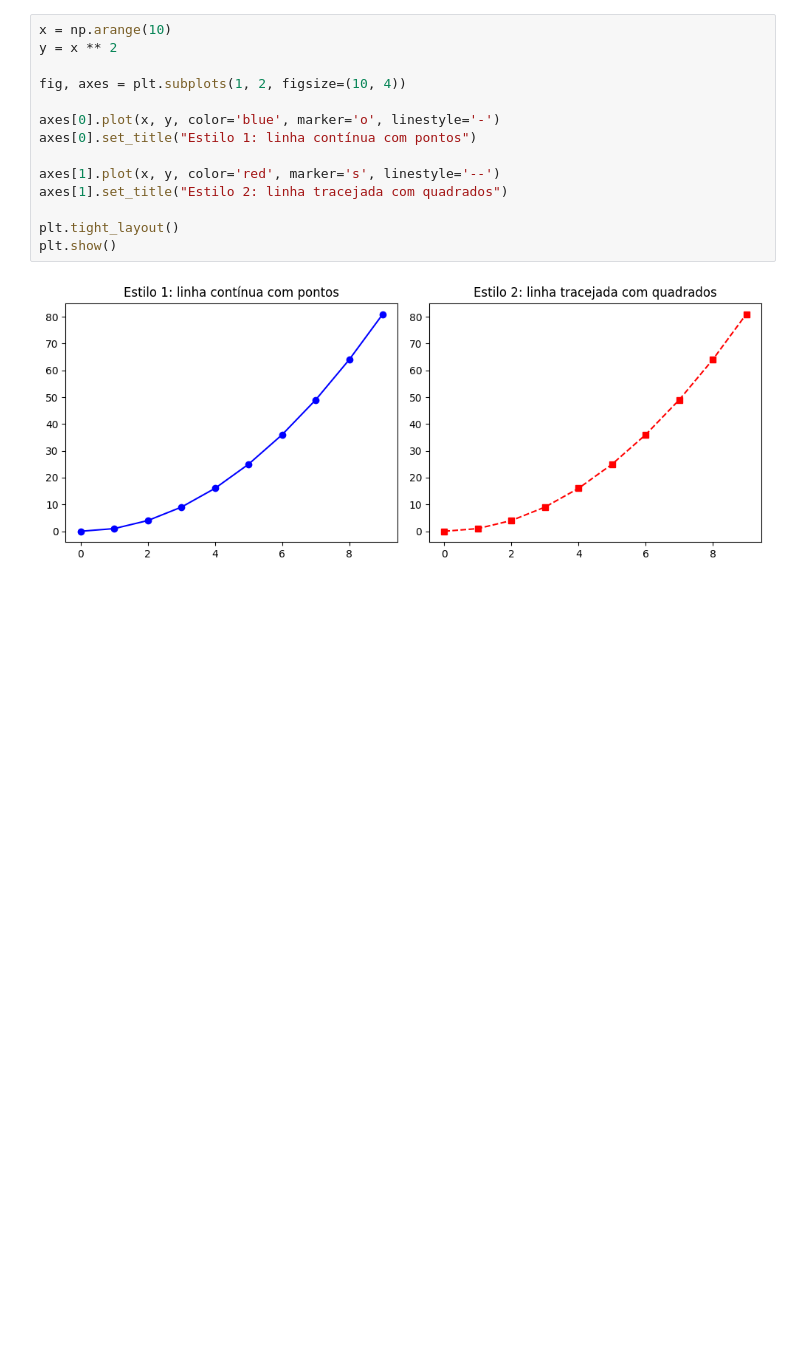
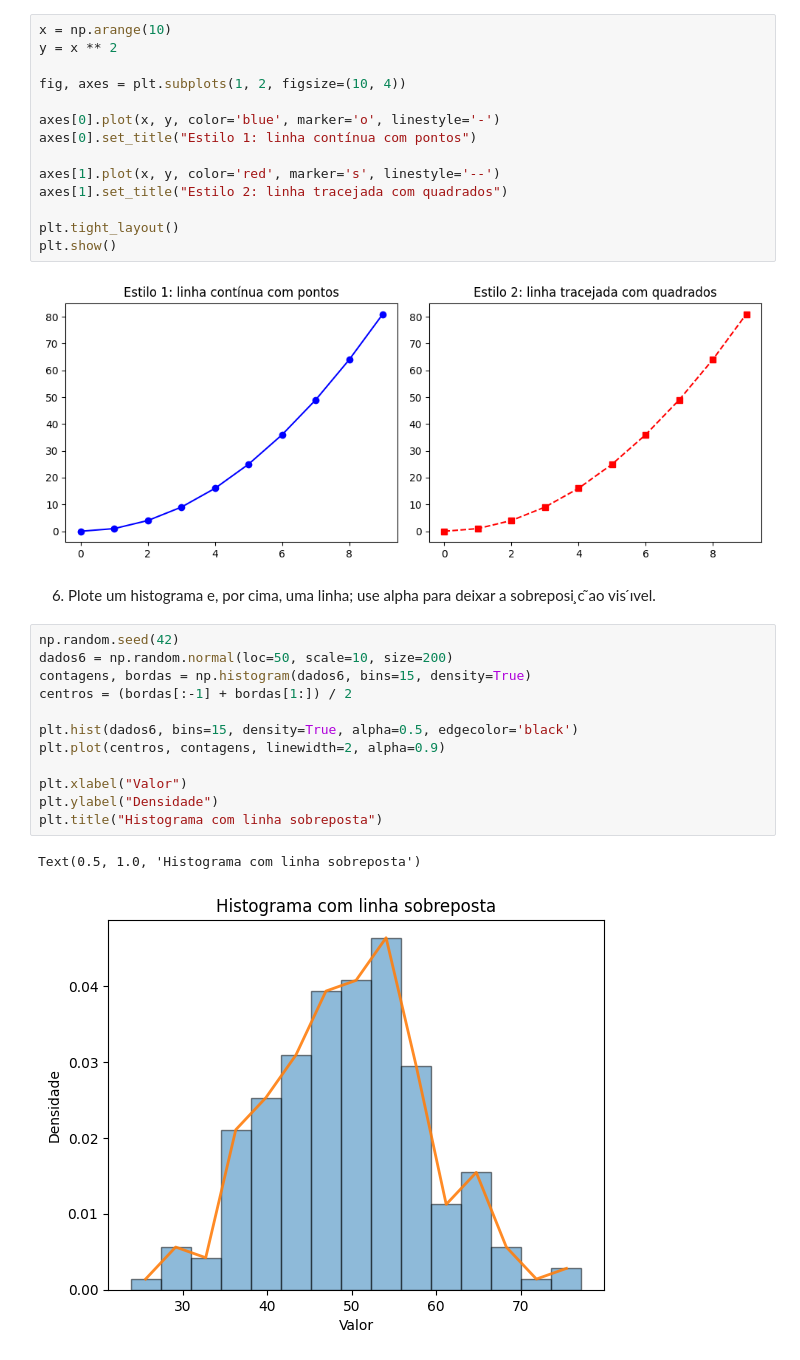
Before and after one commit to Djeffersonkkj/portifolio-de-estudos, a Jupyter notebook: UEPB_DataScience/P3/visualizacao_de_dados/atividade_1.ipynb, the cells around one changed output. Cells and saved outputs as stored; diff of their text form; blank space fills up the shorter version.

```diff
--- a/UEPB_DataScience/P3/visualizacao_de_dados/atividade_1.ipynb
+++ b/UEPB_DataScience/P3/visualizacao_de_dados/atividade_1.ipynb
@@ -87,3 +87,21 @@ plt.tight_layout()
 plt.show()
 # %% [output]
 [figure]
+# %% [markdown]
+6. Plote um histograma e, por cima, uma linha; use alpha para deixar a sobreposi ̧c ̃ao
+vis ́ıvel.
+# %%
+np.random.seed(42)
+dados6 = np.random.normal(loc=50, scale=10, size=200)
+contagens, bordas = np.histogram(dados6, bins=15, density=True)
+centros = (bordas[:-1] + bordas[1:]) / 2
+
+plt.hist(dados6, bins=15, density=True, alpha=0.5, edgecolor='black')
+plt.plot(centros, contagens, linewidth=2, alpha=0.9)
+
+plt.xlabel("Valor")
+plt.ylabel("Densidade")
+plt.title("Histograma com linha sobreposta")
+# %% [output]
+Text(0.5, 1.0, 'Histograma com linha sobreposta')
+[figure, added]
```
Also changed, not shown: parts of 8 cells of this notebook.
